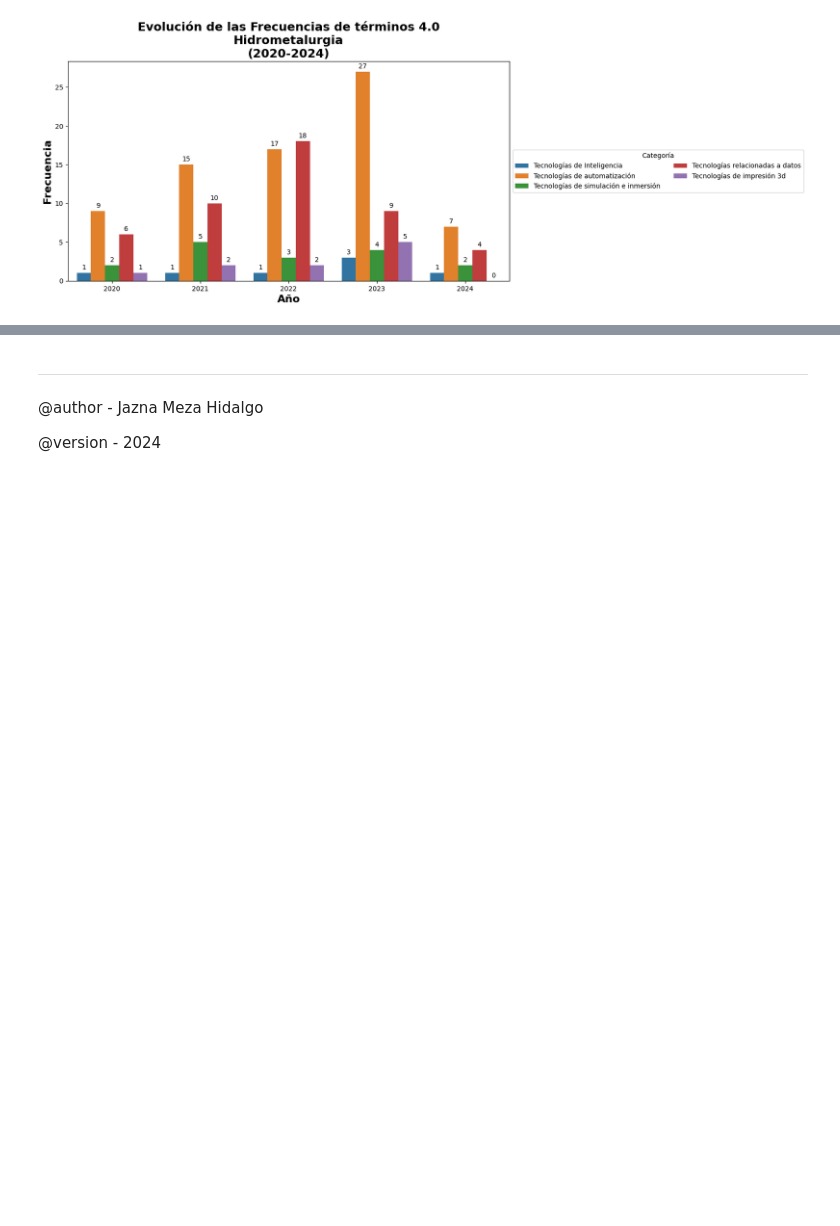
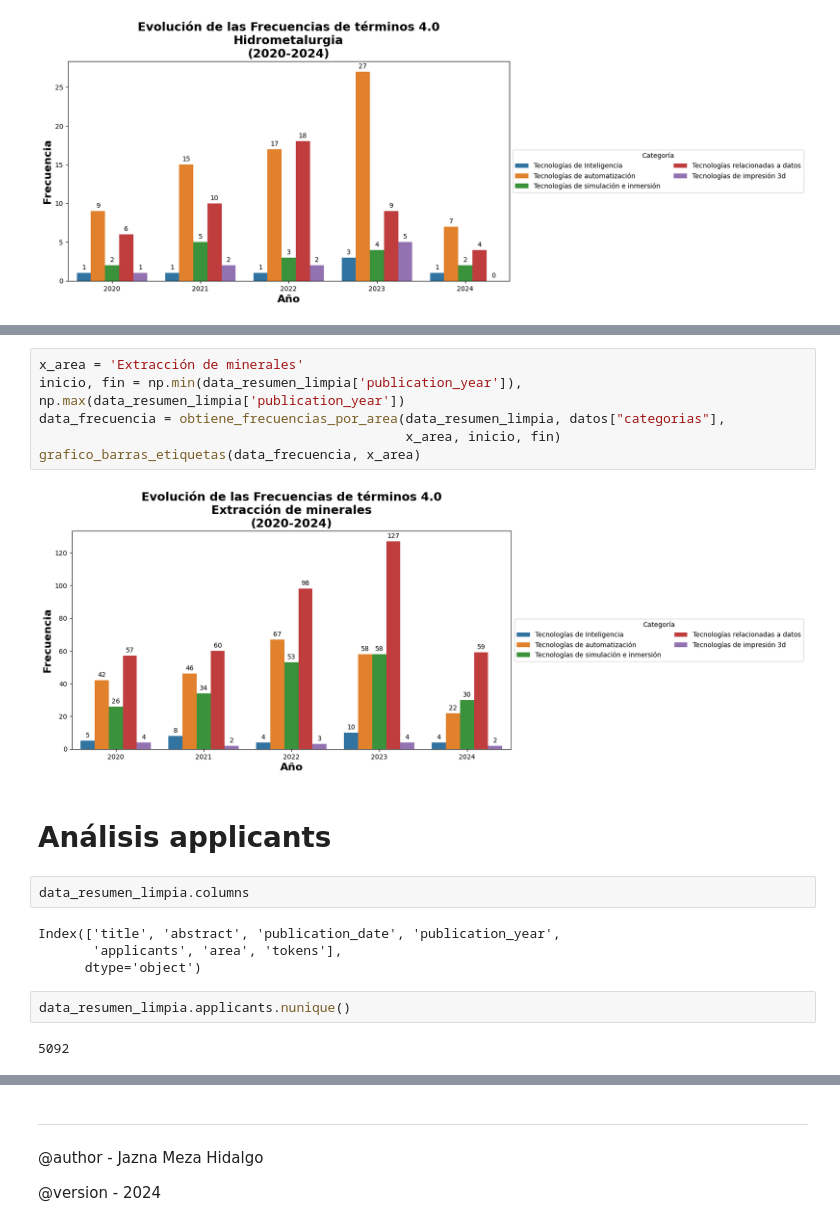
Before and after one commit to jamezahidalgo/analisis_patentes, a Jupyter notebook: notebooks/Analisis_por_areas.ipynb, the cells around one changed output, grey strips where cells are left out. Cells and saved outputs as stored; diff of their text form; blank space fills up the shorter version.

```diff
--- a/notebooks/Analisis_por_areas.ipynb
+++ b/notebooks/Analisis_por_areas.ipynb
@@ -487,3 +503,23 @@ data_frecuencia = obtiene_frecuencias_por_area(data_resumen_limpia, datos["categ
 grafico_barras_etiquetas(data_frecuencia, x_area)
 # %% [output]
 [figure]
+# %%
+x_area = 'Extracción de minerales'
+inicio, fin = np.min(data_resumen_limpia['publication_year']), np.max(data_resumen_limpia['publication_year'])
+data_frecuencia = obtiene_frecuencias_por_area(data_resumen_limpia, datos["categorias"],
+                                               x_area, inicio, fin)
+grafico_barras_etiquetas(data_frecuencia, x_area)
+# %% [output]
+[figure, added]
+# %% [markdown]
+# Análisis applicants
+# %%
+data_resumen_limpia.columns
+# %% [output]
+Index(['title', 'abstract', 'publication_date', 'publication_year',
+       'applicants', 'area', 'tokens'],
+      dtype='object')
+# %%
+data_resumen_limpia.applicants.nunique()
+# %% [output]
+5092
```
Also changed, not shown: parts of 24 cells of this notebook.
